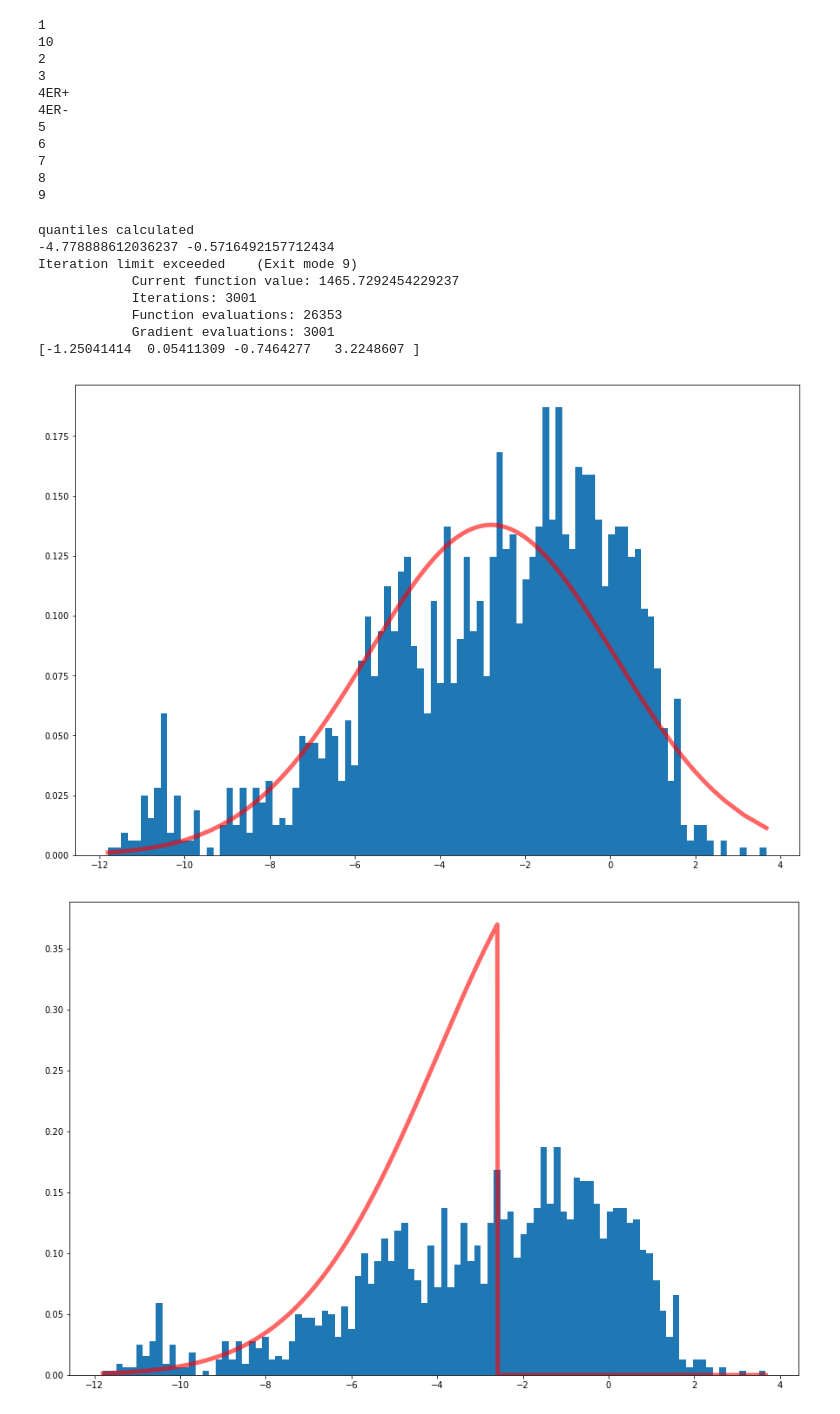
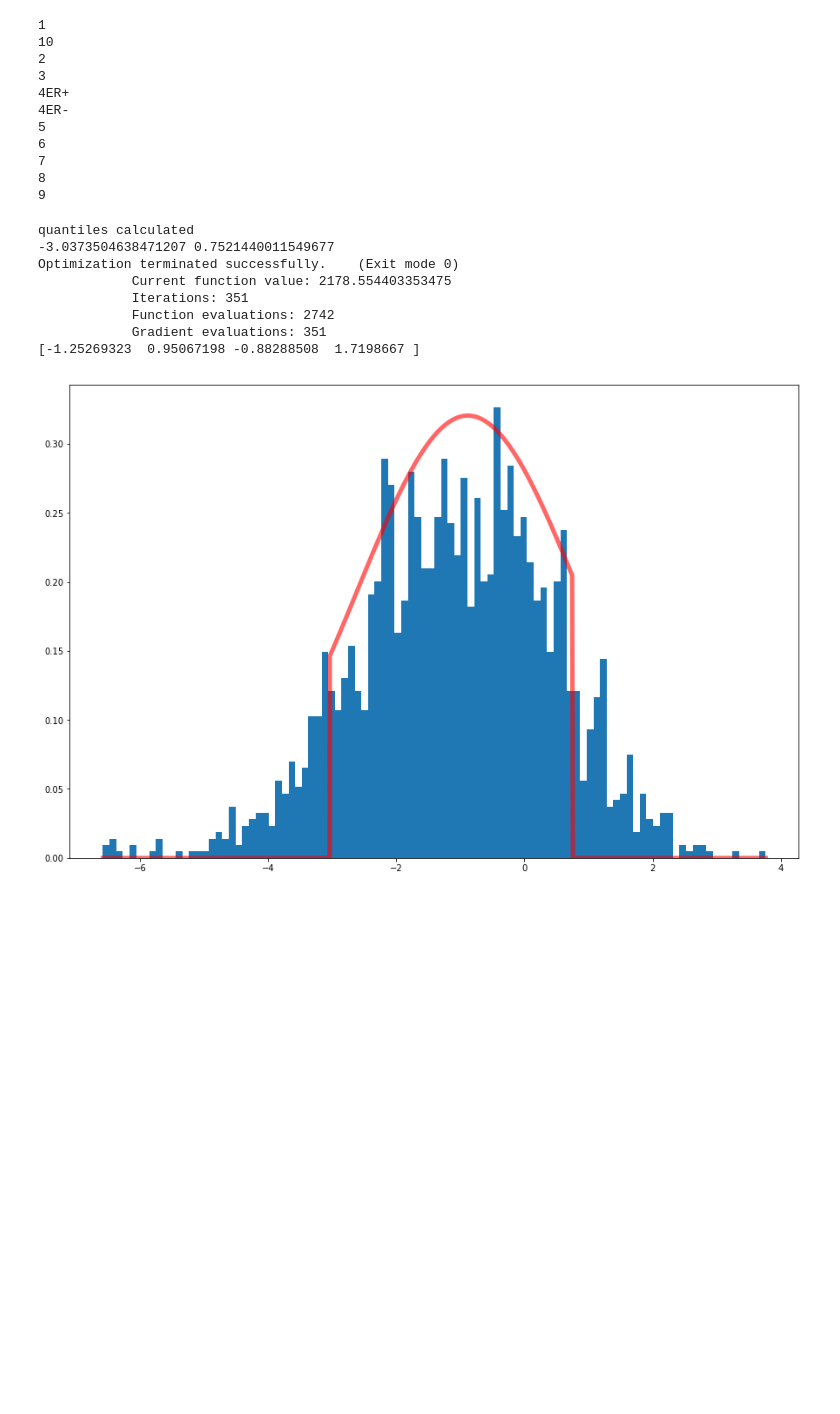
Before and after one commit to statisticalbiotechnology/wall, a Jupyter notebook: src/failures_of_null_testing.ipynb, the cells around one changed output. Drawn from its saved outputs; the diff is of its cells as text; code cells hidden in the pictures; blank space fills up the shorter version.

```diff
--- a/src/failures_of_null_testing.ipynb
+++ b/src/failures_of_null_testing.ipynb
@@ -72,76 +72,52 @@ for group in grouped_by_cluster:
 8
 9
 # %%
-pvalues = clusterframes['1']['p-values'].tolist()
+pvalues = clusterframes['2']['p-values'].tolist()
 z_scores = norm.ppf(pvalues)
 
 
-xa = np.quantile(z_scores, 0.25)
-xb = np.quantile(z_scores, 0.75)
+xa = np.quantile(z_scores, 0.10)
+xb = np.quantile(z_scores, 0.90)
 print('quantiles calculated')
 print(xa, xb)
 
 trunc_z = z_scores[z_scores>xa]
 trunc_z = trunc_z[trunc_z<xb]
 
 def func(p, r, xa, xb):
     return truncnorm.nnlf(p, r)
 
 def constraint(p, r, xa, xb):
     a, b, loc, scale = p
     return np.array([a*scale + loc - xa, b*scale + loc - xb])
 
 loc = 0
 scale = 1
 
 a = (xa - loc)/scale
 b = (xb - loc)/scale
 
 loc_guess = 0
 scale_guess = 1
 a_guess = (xa - loc_guess)/scale_guess
 b_guess = (xb - loc_guess)/scale_guess
 p0 = [a_guess, b_guess, loc_guess, scale_guess]
 
-par = fmin_slsqp(func, p0, f_eqcons=constraint, args=(trunc_z, xa, xb), iter=3000)
+par = fmin_slsqp(func, p0, f_eqcons=constraint, args=(trunc_z, xa, xb), iter=10000)
 print(par)
-
 
 
 fig, ax = plt.subplots(1, 1, figsize=(15, 10))
 ax.hist(z_scores, bins=100, density=True)
-ax.plot(z_scores, norm.pdf(z_scores, mean, var), 'r-', lw=5, alpha=0.6, label='norm pdf')
+ax.plot(z_scores, truncnorm.pdf(z_scores, par[0], par[1], par[2], par[3]), 'r-', lw=5, alpha=0.6, label='norm pdf')
 plt.show()
-
-
-fig, ax = plt.subplots(1, 1, figsize=(15, 10))
-ax.hist(z_scores, bins=100, density=True)
-ax.plot(z_scores, truncnorm.pdf(z_scores, xa, xb, par[2], par[3]), 'r-', lw=5, alpha=0.6, label='norm pdf')
-plt.show()
-
-
-
-normal_Z = truncnorm.pdf(z_scores, xa, xb, par[2], par[3])
-plt.figure(figsize=(15, 10))
-plt.hist(normal_Z, bins=100, density=True)
-plt.show()
-print(normal_Z)
-normal_p = norm.sf(-abs(normal_Z))
-print(normal_p)
-
-#how are the p-values ordered?
-
-
-
-print(f'{(normal_p <= 0.001).sum()} pathways have p <= 0.001')
 # %% [output]
 quantiles calculated
--4.778888612036237 -0.5716492157712434
-Iteration limit exceeded    (Exit mode 9)
-            Current function value: 1465.7292454229237
-            Iterations: 3001
-            Function evaluations: 26353
-            Gradient evaluations: 3001
-[-1.25041414  0.05411309 -0.7464277   3.2248607 ]
+-3.0373504638471207 0.7521440011549677
+Optimization terminated successfully.    (Exit mode 0)
+            Current function value: 2178.554403353475
+            Iterations: 351
+            Function evaluations: 2742
+            Gradient evaluations: 351
+[-1.25269323  0.95067198 -0.88288508  1.7198667 ]
-[figure, old version]
+[figure, new version]
-[figure, removed]
```
Also changed, not shown: parts of 2 cells of this notebook.
